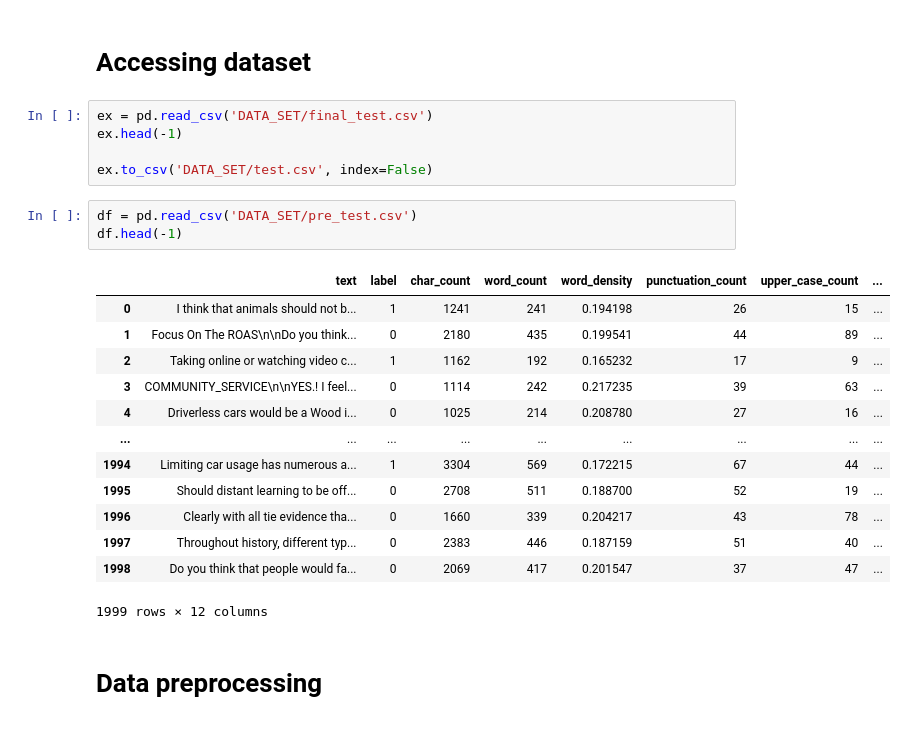
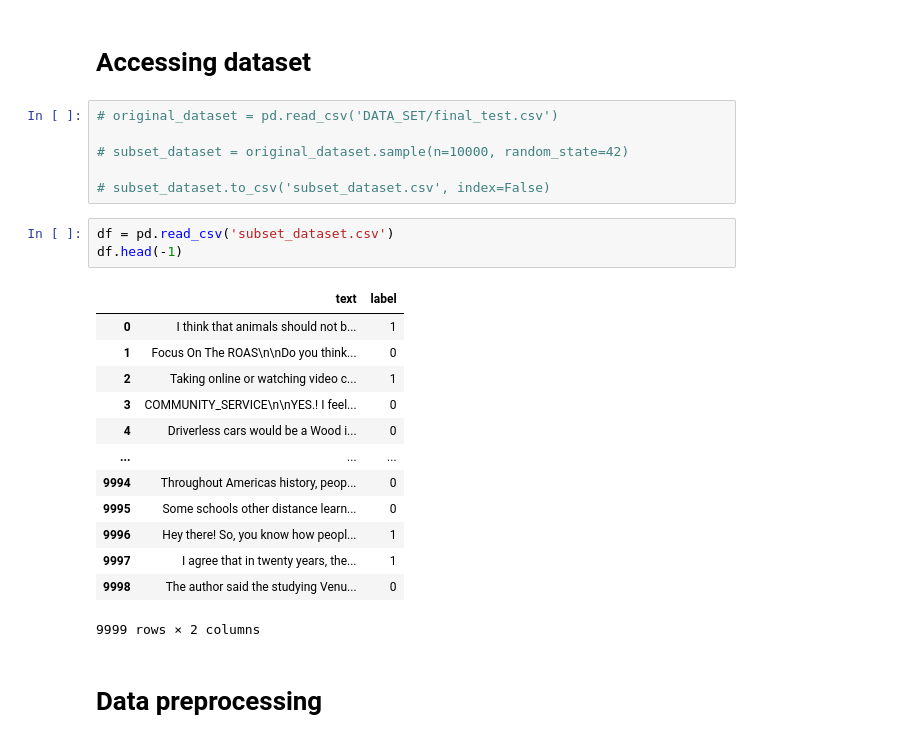
Before and after one commit to habeebmoosa/ai-text-detector, a Jupyter notebook: app.ipynb, the cells around one changed output. Drawn from its saved outputs; the diff is of its cells as text.

```diff
--- a/app.ipynb
+++ b/app.ipynb
@@ -41,27 +33,28 @@ True
 # %% [markdown]
 # Accessing dataset
 # %%
-ex = pd.read_csv('DATA_SET/final_test.csv')
-ex.head(-1)
+# original_dataset = pd.read_csv('DATA_SET/final_test.csv')
 
-ex.to_csv('DATA_SET/test.csv', index=False)
+# subset_dataset = original_dataset.sample(n=10000, random_state=42)
+
+# subset_dataset.to_csv('subset_dataset.csv', index=False)
 # %%
-df = pd.read_csv('DATA_SET/pre_test.csv')
+df = pd.read_csv('subset_dataset.csv')
 df.head(-1)
 # %% [output]
-|  | text | label | char_count | word_count | word_density | punctuation_count | upper_case_count | ... |
-| 0 | I think that animals should not b... | 1 | 1241 | 241 | 0.194198 | 26 | 15 | ... |
-| 1 | Focus On The ROAS\n\nDo you think... | 0 | 2180 | 435 | 0.199541 | 44 | 89 | ... |
-| 2 | Taking online or watching video c... | 1 | 1162 | 192 | 0.165232 | 17 | 9 | ... |
-| 3 | COMMUNITY_SERVICE\n\nYES.! I feel... | 0 | 1114 | 242 | 0.217235 | 39 | 63 | ... |
-| 4 | Driverless cars would be a Wood i... | 0 | 1025 | 214 | 0.208780 | 27 | 16 | ... |
-| ... | ... | ... | ... | ... | ... | ... | ... | ... |
-| 1994 | Limiting car usage has numerous a... | 1 | 3304 | 569 | 0.172215 | 67 | 44 | ... |
-| 1995 | Should distant learning to be off... | 0 | 2708 | 511 | 0.188700 | 52 | 19 | ... |
-| 1996 | Clearly with all tie evidence tha... | 0 | 1660 | 339 | 0.204217 | 43 | 78 | ... |
-| 1997 | Throughout history, different typ... | 0 | 2383 | 446 | 0.187159 | 51 | 40 | ... |
-| 1998 | Do you think that people would fa... | 0 | 2069 | 417 | 0.201547 | 37 | 47 | ... |
+|  | text | label |
+| 0 | I think that animals should not b... | 1 |
+| 1 | Focus On The ROAS\n\nDo you think... | 0 |
+| 2 | Taking online or watching video c... | 1 |
+| 3 | COMMUNITY_SERVICE\n\nYES.! I feel... | 0 |
+| 4 | Driverless cars would be a Wood i... | 0 |
+| ... | ... | ... |
+| 9994 | Throughout Americas history, peop... | 0 |
+| 9995 | Some schools other distance learn... | 0 |
+| 9996 | Hey there! So, you know how peopl... | 1 |
+| 9997 | I agree that in twenty years, the... | 1 |
+| 9998 | The author said the studying Venu... | 0 |
-1999 rows × 12 columns
+9999 rows × 2 columns
 # %% [markdown]
 # Data preprocessing
 # %%
```
Also changed, not shown: parts of 18 cells of this notebook.
